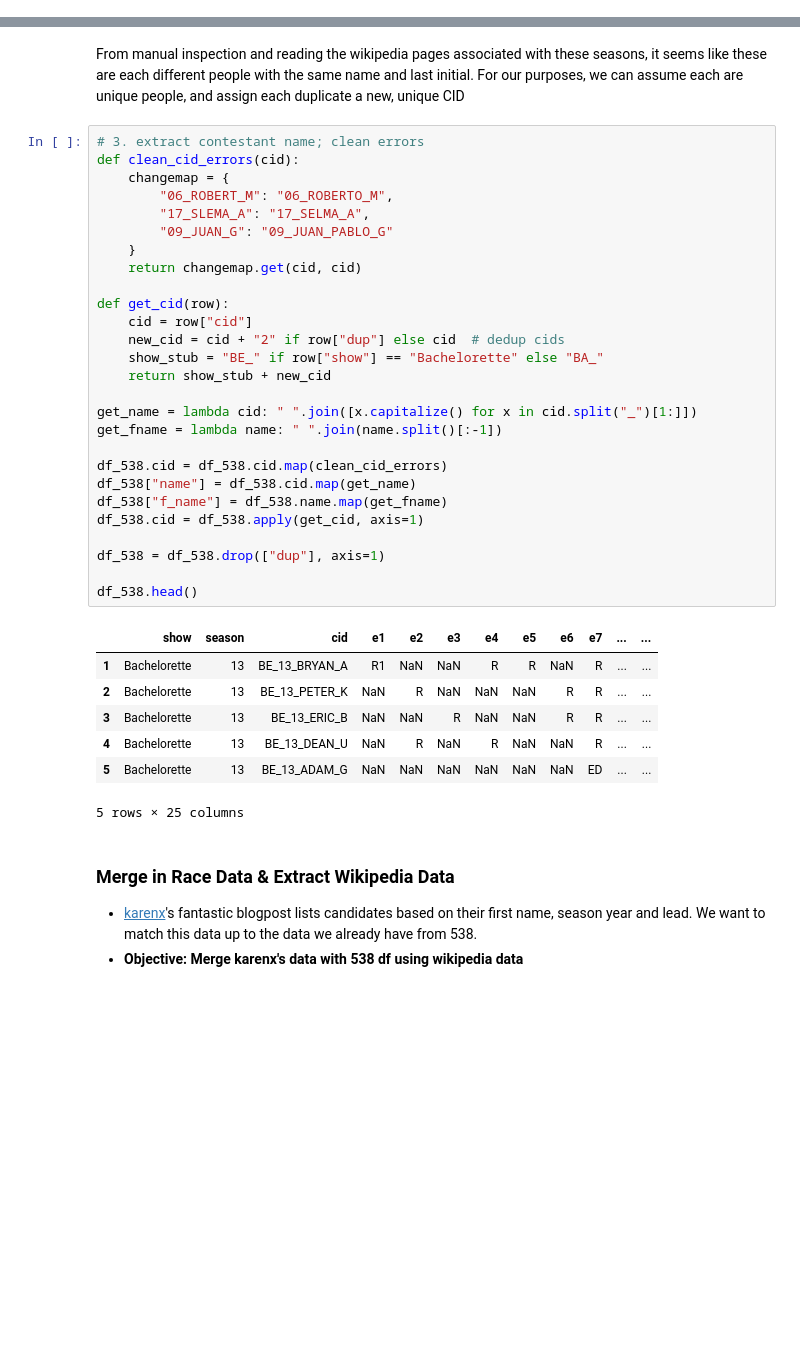
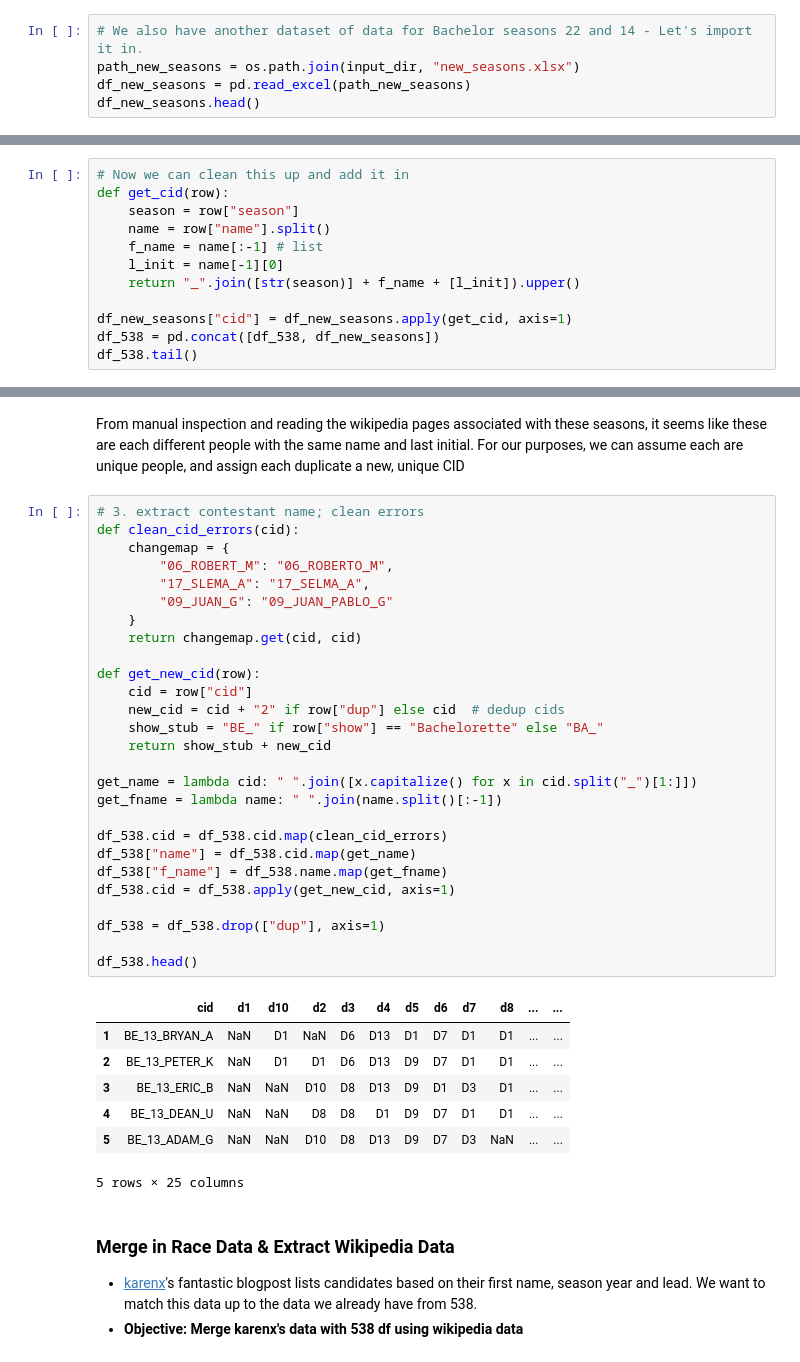
Before and after one commit to angelinahli/bachelorette, a Jupyter notebook: data/scripts/clean_data.ipynb, the cells around one changed output, grey strips where cells are left out. Drawn from its saved outputs; the diff is of its cells as text; blank space fills up the shorter version.

Commit message:
found new seasons data; added to race data

```diff
--- a/data/scripts/clean_data.ipynb
+++ b/data/scripts/clean_data.ipynb
@@ -81,3 +81,8 @@ Index(['show', 'season', 'cid', 'e1', 'e2', 'e3', 'e4', 'e5', 'e6', 'e7', 'e8',
 | 4 | Bachelorette | 13 | 13_DEAN_U | NaN | R | NaN | R | NaN | NaN | R | ... | ... |
 | 5 | Bachelorette | 13 | 13_ADAM_G | NaN | NaN | NaN | NaN | NaN | NaN | ED | ... | ... |
 5 rows × 23 columns
+# %%
+# We also have another dataset of data for Bachelor seasons 22 and 14 - Let's import it in.
+path_new_seasons = os.path.join(input_dir, "new_seasons.xlsx")
+df_new_seasons = pd.read_excel(path_new_seasons)
+df_new_seasons.head()
@@ -83,0 +97,12 @@ Index(['show', 'season', 'cid', 'e1', 'e2', 'e3', 'e4', 'e5', 'e6', 'e7', 'e8',
+# %%
+# Now we can clean this up and add it in
+def get_cid(row):
+    season = row["season"]
+    name = row["name"].split()
+    f_name = name[:-1] # list
+    l_init = name[-1][0]
+    return "_".join([str(season)] + f_name + [l_init]).upper()
+
+df_new_seasons["cid"] = df_new_seasons.apply(get_cid, axis=1)
+df_538 = pd.concat([df_538, df_new_seasons])
+df_538.tail()
@@ -102,37 +135,37 @@ From manual inspection and reading the wikipedia pages associated with these sea
 # %%
 # 3. extract contestant name; clean errors
 def clean_cid_errors(cid):
     changemap = {
         "06_ROBERT_M": "06_ROBERTO_M",
         "17_SLEMA_A": "17_SELMA_A",
         "09_JUAN_G": "09_JUAN_PABLO_G"
     }
     return changemap.get(cid, cid)
 
-def get_cid(row):
+def get_new_cid(row):
     cid = row["cid"]
     new_cid = cid + "2" if row["dup"] else cid  # dedup cids
     show_stub = "BE_" if row["show"] == "Bachelorette" else "BA_"
     return show_stub + new_cid
 
 get_name = lambda cid: " ".join([x.capitalize() for x in cid.split("_")[1:]])
 get_fname = lambda name: " ".join(name.split()[:-1])
 
 df_538.cid = df_538.cid.map(clean_cid_errors)
 df_538["name"] = df_538.cid.map(get_name)
 df_538["f_name"] = df_538.name.map(get_fname)
-df_538.cid = df_538.apply(get_cid, axis=1)
+df_538.cid = df_538.apply(get_new_cid, axis=1)
 
 df_538 = df_538.drop(["dup"], axis=1)
 
 df_538.head()
 # %% [output]
-|  | show | season | cid | e1 | e2 | e3 | e4 | e5 | e6 | e7 | ... | ... |
-| 1 | Bachelorette | 13 | BE_13_BRYAN_A | R1 | NaN | NaN | R | R | NaN | R | ... | ... |
-| 2 | Bachelorette | 13 | BE_13_PETER_K | NaN | R | NaN | NaN | NaN | R | R | ... | ... |
-| 3 | Bachelorette | 13 | BE_13_ERIC_B | NaN | NaN | R | NaN | NaN | R | R | ... | ... |
-| 4 | Bachelorette | 13 | BE_13_DEAN_U | NaN | R | NaN | R | NaN | NaN | R | ... | ... |
-| 5 | Bachelorette | 13 | BE_13_ADAM_G | NaN | NaN | NaN | NaN | NaN | NaN | ED | ... | ... |
+|  | cid | d1 | d10 | d2 | d3 | d4 | d5 | d6 | d7 | d8 | ... | ... |
+| 1 | BE_13_BRYAN_A | NaN | D1 | NaN | D6 | D13 | D1 | D7 | D1 | D1 | ... | ... |
+| 2 | BE_13_PETER_K | NaN | D1 | D1 | D6 | D13 | D9 | D7 | D1 | D1 | ... | ... |
+| 3 | BE_13_ERIC_B | NaN | NaN | D10 | D8 | D13 | D9 | D1 | D3 | D1 | ... | ... |
+| 4 | BE_13_DEAN_U | NaN | NaN | D8 | D8 | D1 | D9 | D7 | D1 | D1 | ... | ... |
+| 5 | BE_13_ADAM_G | NaN | NaN | D10 | D8 | D13 | D9 | D7 | D3 | NaN | ... | ... |
 5 rows × 25 columns
 # %% [markdown]
 <a id="merge-race"></a>
```
Also changed, not shown: parts of 12 cells of this notebook, 3 other files.
